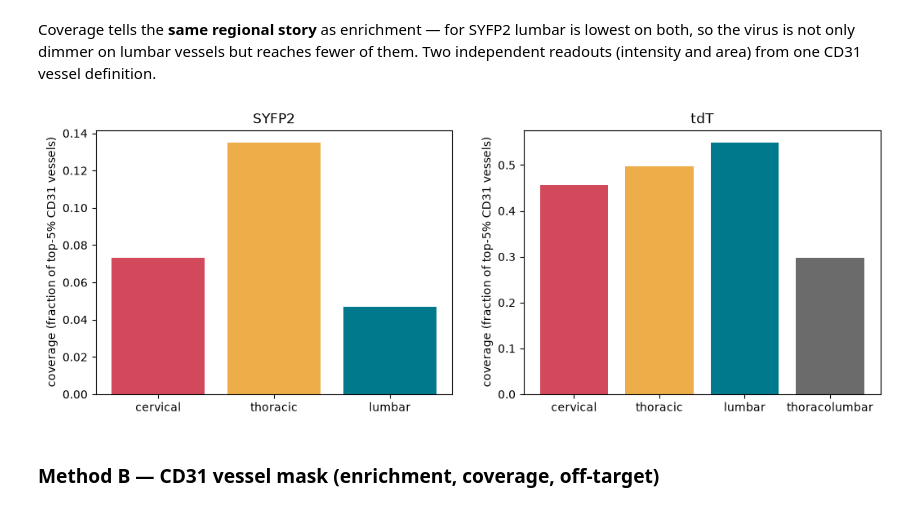
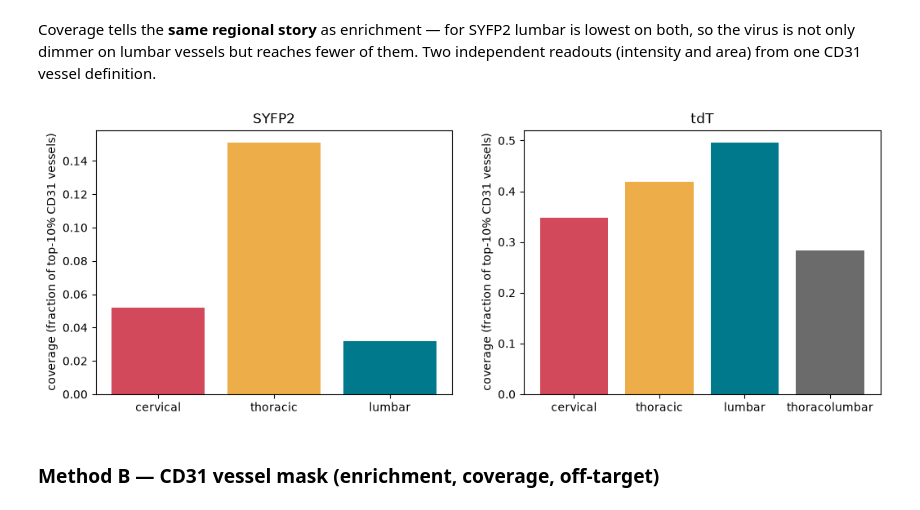
Before and after one commit to UCI-XuLab/blood-vessel-processing, a Jupyter notebook: notebooks/enrichment_metrics.ipynb, the cells around one changed output. Drawn from its saved outputs; the diff is of its cells as text; code cells hidden in the pictures.

```diff
--- a/notebooks/enrichment_metrics.ipynb
+++ b/notebooks/enrichment_metrics.ipynb
@@ -197,16 +197,16 @@ vessel definition.
 # %%
 fig, axes = plt.subplots(1, len(reporters), figsize=(6.2 * len(reporters), 4.2),
                          squeeze=False)
 for ax, reporter in zip(axes[0], reporters):
     present = [r for r in ["C", "T", "L", "TL"] if (reporter, r) in cover_region.index]
     ax.bar([long[r] for r in present],
-           [cover_region.loc[(reporter, r), "q5"] for r in present],
+           [cover_region.loc[(reporter, r), f"q{VIS_Q}"] for r in present],
            color=[colour[r] for r in present])
-    ax.set_ylabel("coverage (fraction of top-5% CD31 vessels)")
+    ax.set_ylabel(f"coverage (fraction of top-{VIS_Q}% CD31 vessels)")
     ax.set_title(reporter)
 plt.show()
 # %% [output]
-[figure, old version]
+[figure, new version]
 # %% [markdown]
 ### Method B — CD31 vessel mask (enrichment, coverage, off-target)
 # %%
```
Also changed, not shown: parts of 4 cells of this notebook, 4 other files.
